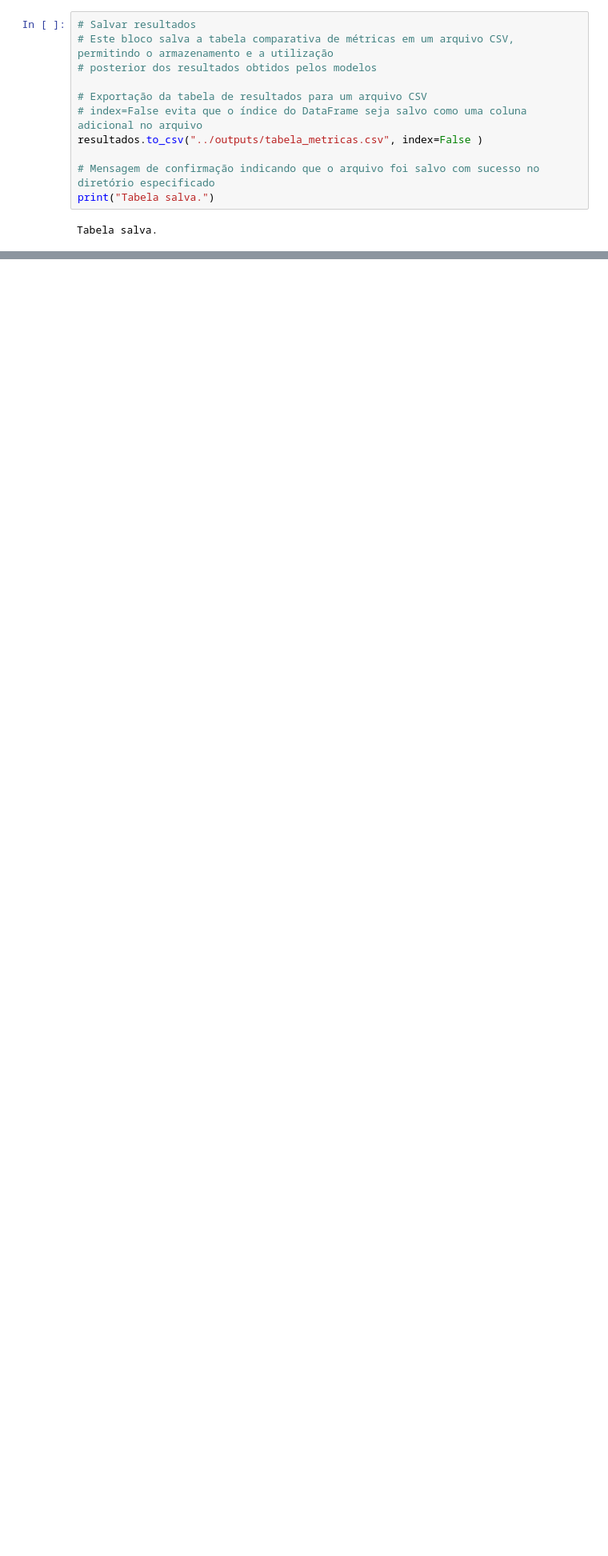
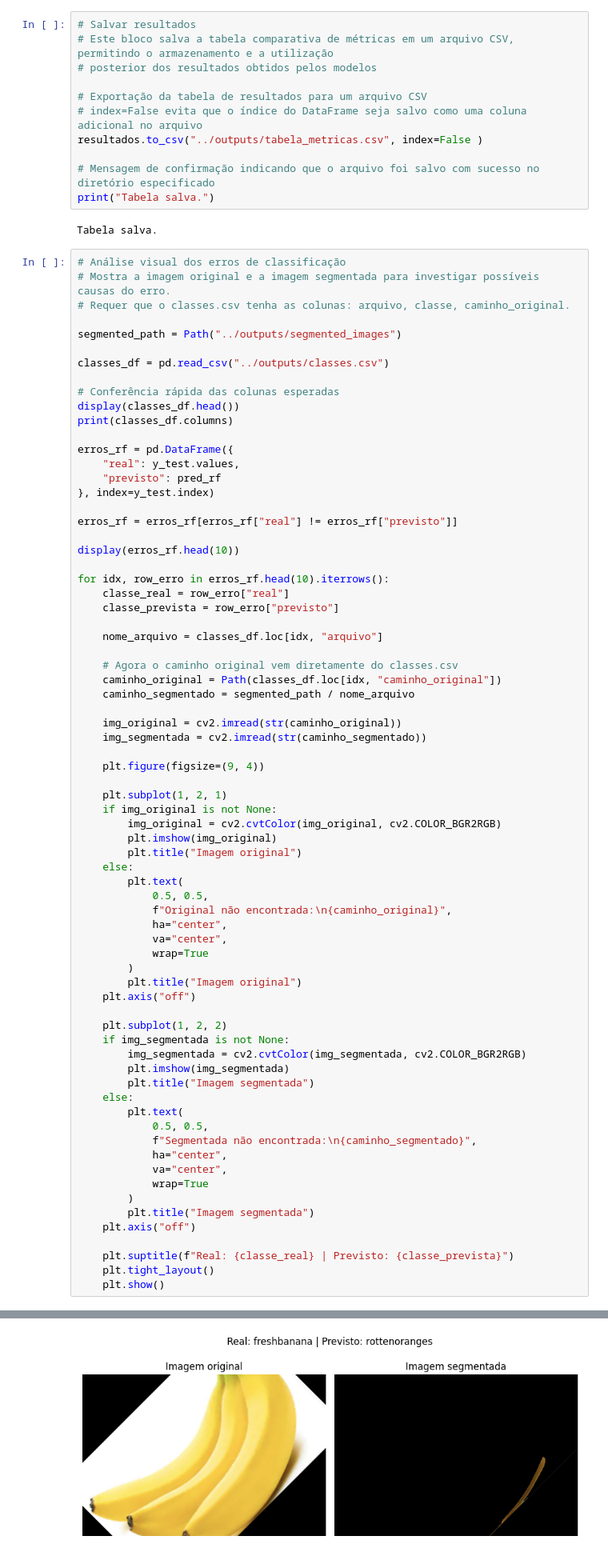
Before and after one commit to lauramoskk/sistema-inspecao-visual-automatica, a Jupyter notebook: notebooks/03_classificacao.ipynb, the cells around one changed output, grey strips where cells are left out. Shown at 80% size. Saved outputs shown, nothing was run; the diff lists cells and outputs as text; blank space fills up the shorter version.

```diff
--- a/notebooks/03_classificacao.ipynb
+++ b/notebooks/03_classificacao.ipynb
@@ -373,3 +416,76 @@ resultados.to_csv("../outputs/tabela_metricas.csv", index=False )
 print("Tabela salva.")
 # %% [output]
 Tabela salva.
+# %%
+# Análise visual dos erros de classificação
+# Mostra a imagem original e a imagem segmentada para investigar possíveis causas do erro.
+# Requer que o classes.csv tenha as colunas: arquivo, classe, caminho_original.
+
+segmented_path = Path("../outputs/segmented_images")
+
+classes_df = pd.read_csv("../outputs/classes.csv")
+
+# Conferência rápida das colunas esperadas
+display(classes_df.head())
+print(classes_df.columns)
+
+erros_rf = pd.DataFrame({
+    "real": y_test.values,
+    "previsto": pred_rf
+}, index=y_test.index)
+
+erros_rf = erros_rf[erros_rf["real"] != erros_rf["previsto"]]
+
+display(erros_rf.head(10))
+
+for idx, row_erro in erros_rf.head(10).iterrows():
+    classe_real = row_erro["real"]
+    classe_prevista = row_erro["previsto"]
+
+    nome_arquivo = classes_df.loc[idx, "arquivo"]
+
+    # Agora o caminho original vem diretamente do classes.csv
+    caminho_original = Path(classes_df.loc[idx, "caminho_original"])
+    caminho_segmentado = segmented_path / nome_arquivo
+
+    img_original = cv2.imread(str(caminho_original))
+    img_segmentada = cv2.imread(str(caminho_segmentado))
+
+    plt.figure(figsize=(9, 4))
+
+    plt.subplot(1, 2, 1)
+    if img_original is not None:
+        img_original = cv2.cvtColor(img_original, cv2.COLOR_BGR2RGB)
+        plt.imshow(img_original)
+        plt.title("Imagem original")
+    else:
+        plt.text(
+            0.5, 0.5,
+            f"Original não encontrada:\n{caminho_original}",
+            ha="center",
+            va="center",
+            wrap=True
+        )
+        plt.title("Imagem original")
+    plt.axis("off")
+
+    plt.subplot(1, 2, 2)
+    if img_segmentada is not None:
+        img_segmentada = cv2.cvtColor(img_segmentada, cv2.COLOR_BGR2RGB)
+        plt.imshow(img_segmentada)
+        plt.title("Imagem segmentada")
+    else:
+        plt.text(
+            0.5, 0.5,
+            f"Segmentada não encontrada:\n{caminho_segmentado}",
+            ha="center",
+            va="center",
+            wrap=True
+        )
+        plt.title("Imagem segmentada")
+    plt.axis("off")
+
+    plt.suptitle(f"Real: {classe_real} | Previsto: {classe_prevista}")
+    plt.tight_layout()
+    plt.show()
+# %% [output]
@@ -375,0 +510 @@ Tabela salva.
+[figure, added]
```
Also changed, not shown: parts of 8 cells of this notebook, 2 other files.
